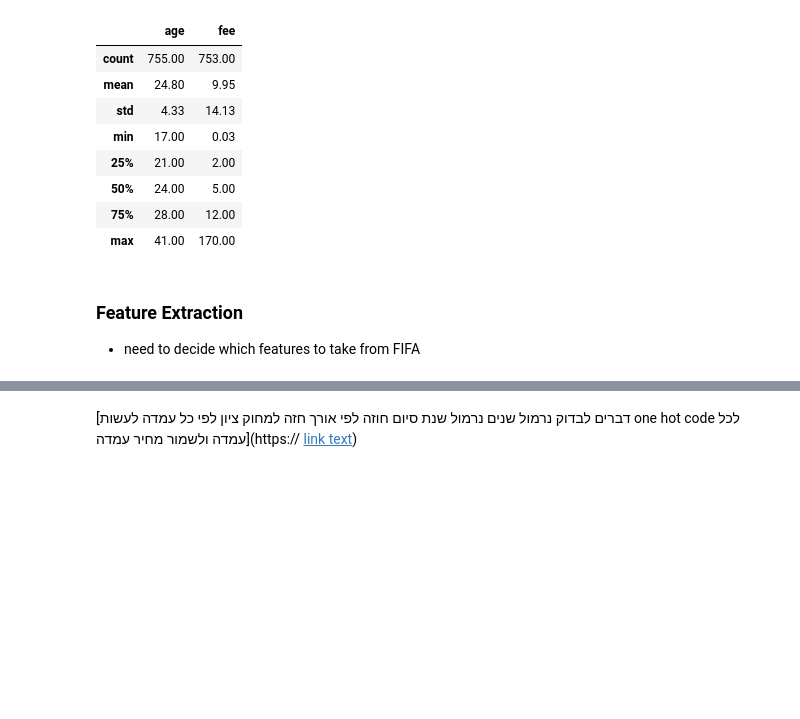
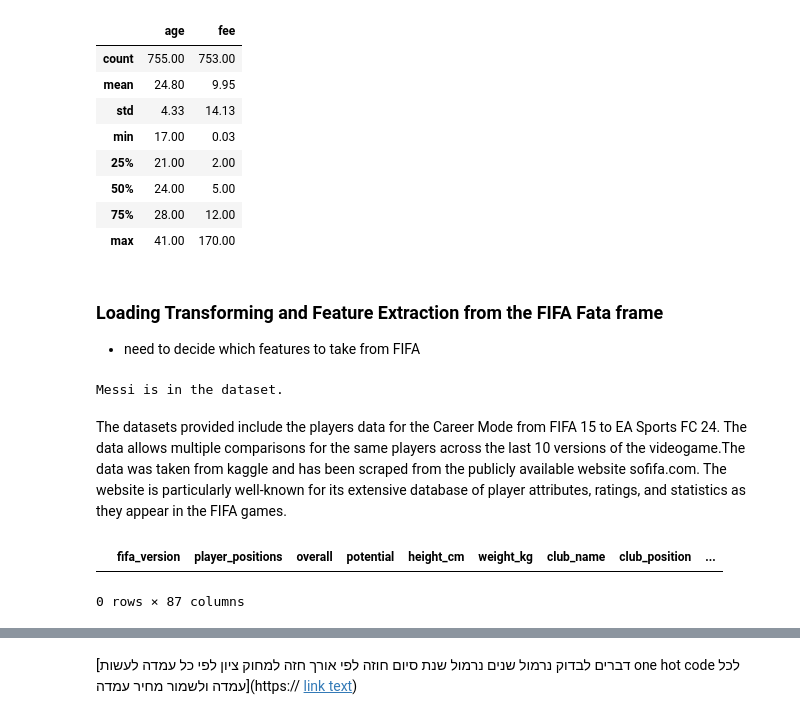
Before and after one commit to yuvalmar16/project-fintech, a Jupyter notebook: Copy_of_Fintech_Project (2).ipynb, the cells around one changed output, grey strips where cells are left out. Cells and saved outputs as stored; diff of their text form; code cells hidden in the pictures; blank space fills up the shorter version.

```diff
--- a/Copy_of_Fintech_Project (2).ipynb
+++ b/Copy_of_Fintech_Project (2).ipynb
@@ -252,6 +318,6 @@ df.describe()
 | 75% | 28.00 | 12.00 |
 | max | 41.00 | 170.00 |
 # %% [markdown]
-### **Feature Extraction**
+### **Loading Transforming and Feature Extraction from the FIFA Fata frame**
 - need to decide which features to take from FIFA
 # %%
@@ -295,0 +367,31 @@ df_24 = pre_process_fifa (df_24)
+# %%
+# Load the FIFA 24 dataset
+df_24 = pd.read_csv('Fifa_24.csv')
+
+# Filter the dataframe to include only entries where the 'fifa_version' is 17 or higher
+df_24 = df_24[df_24['fifa_version'] >= 17]
+
+# Display the first few rows of the filtered dataframe
+df_24.head()
+df_24=pre_process_fifa (df_24)
+
+# Check if "Messi" is in the DataFrame
+messi_df = df_24[df_24['name'].str.contains('Messi')]
+
+# Display the entries related to Messi
+if not messi_df.empty:
+    print("Messi is in the dataset.")
+else:
+    print("Messi is not in the dataset.")
+# %% [output]
+Messi is in the dataset.
+# %% [markdown]
+The datasets provided include the players data for the Career Mode from FIFA 15 to EA Sports FC 24. The data allows multiple comparisons for the same players across the last 10 versions of the videogame.The data was taken from kaggle and  has been scraped from the publicly available website sofifa.com. The website is particularly well-known for its extensive database of player attributes, ratings, and statistics as they appear in the FIFA games.
+# %%
+
+# Initialize an empty DataFrame with the same columns as df_24
+full_joined_df = pd.DataFrame(columns=df_24.columns.tolist())
+full_joined_df
+# %% [output]
+|  | fifa_version | player_positions | overall | potential | height_cm | weight_kg | club_name | club_position | ... |
+0 rows × 87 columns
```
Also changed, not shown: parts of 20 cells of this notebook.
